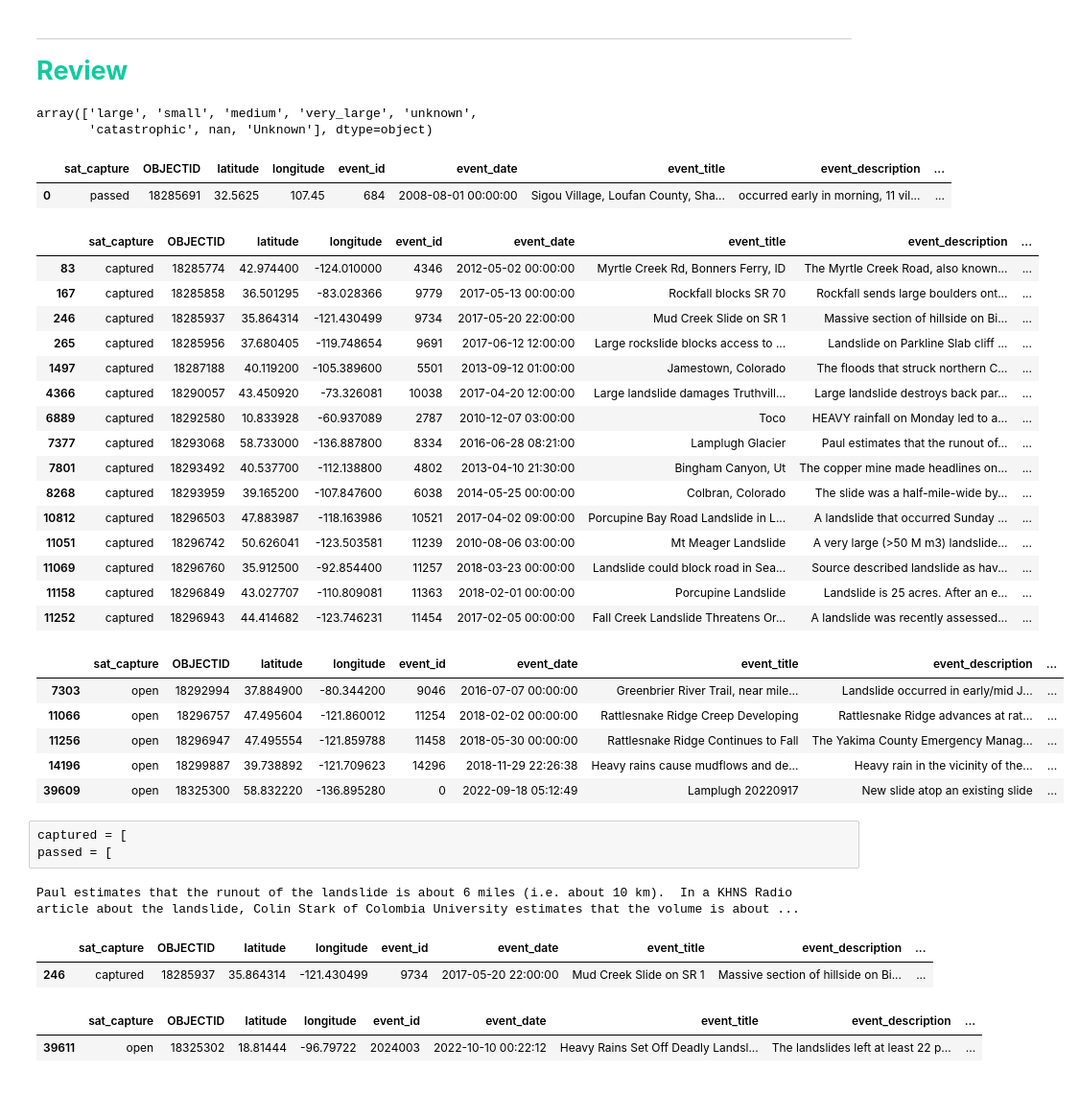
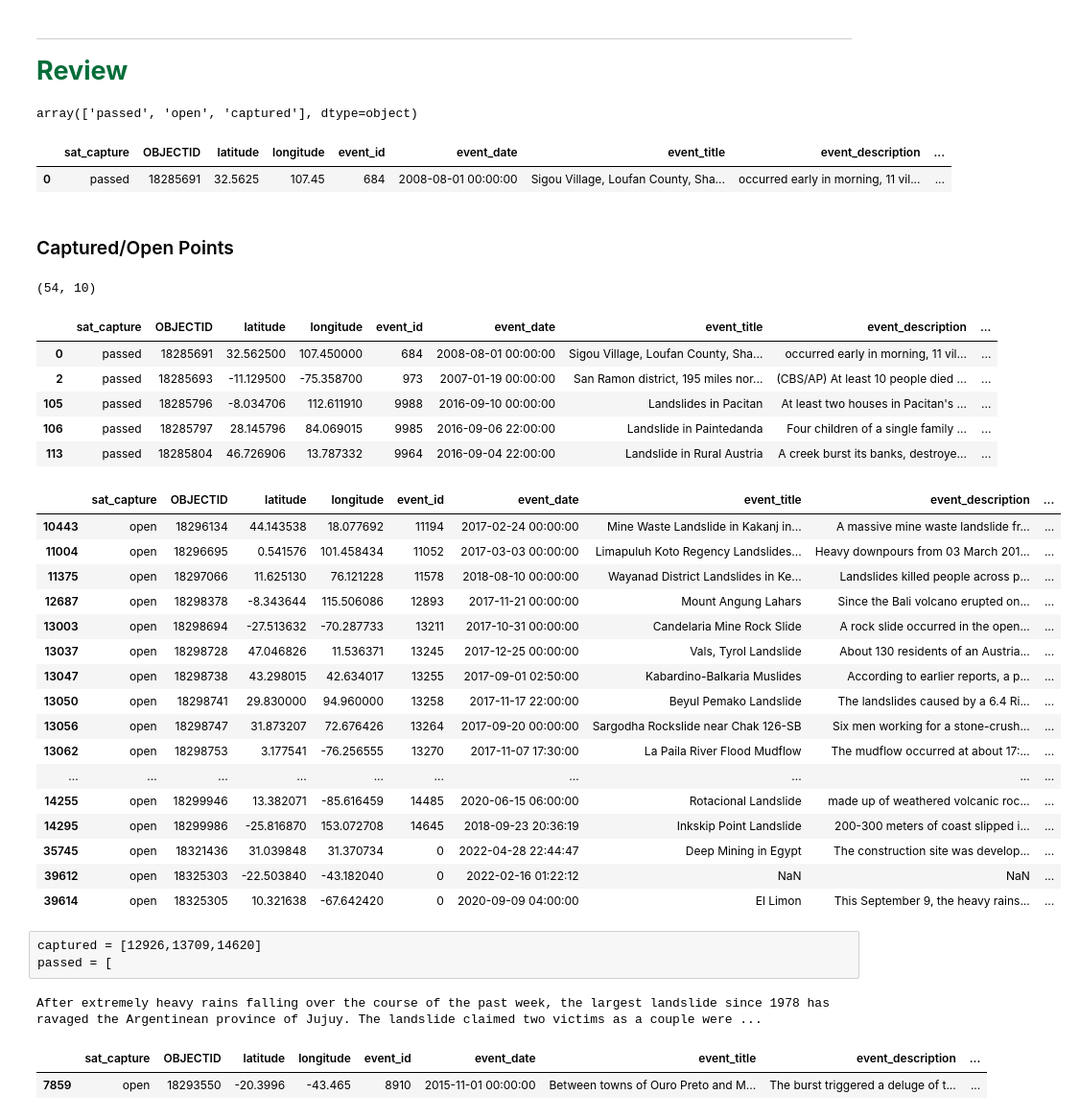
Before and after one commit to eltsvetk/DS6050_Project, a Jupyter notebook: Landslide_SatImage_Tracker.ipynb, the cells around one changed output. Shown: that part at 96% size. Saved outputs shown, nothing was run; the diff lists cells and outputs as text; code cells hidden in the pictures; blank space fills up the shorter version.

```diff
--- a/Landslide_SatImage_Tracker.ipynb
+++ b/Landslide_SatImage_Tracker.ipynb
@@ -47,8 +52,8 @@ def stat_update(df,id_number_list, status):
     df.loc[nasa_satimage_log['event_id'].isin(id_number_list), 'sat_capture'] = status
 # %%
 # List update
-nasa_satupdate_list =  [21047]
-status_string = 'passed'
+nasa_satupdate_list = [12926,13709,14620]
+status_string = 'captured'
 # %%
 # Execute Update
 stat_update(nasa_satimage_log,nasa_satupdate_list,status_string)
@@ -67,8 +72,8 @@ def event_id_update(df, event_title, id_num):
     df.loc[nasa_satimage_log['event_title'] == event_title, 'event_id'] = id_num
 # %%
 # List update
-event_title = 'Heavy Rains Set Off Deadly Landslides in Venezuela'
-id_num = 2024003
+event_title = 'Lamplugh 20220917'
+id_num = 2024004
 # %%
 # Execute Update
 event_id_update(nasa_satimage_log, event_title, id_num)
@@ -78,78 +83,80 @@ nasa_satimage_log.to_csv("NASA_SatImage_Log.csv", index=False)
 # %% [markdown]
 <hr style="border:6px solid darkred">
 # %% [markdown]
-**<span style="color:#10cb9d; font-size:27px">
+**<span style="color:#056d39; font-size:27px">
 Review
 </span>**
 # %%
 ## Review of landslide_size Categories
-nasa_satimage_log['landslide_size'].unique()
+nasa_satimage_log['sat_capture'].unique()
 # %% [output]
-array(['large', 'small', 'medium', 'very_large', 'unknown',
-       'catastrophic', nan, 'Unknown'], dtype=object)
+array(['passed', 'open', 'captured'], dtype=object)
 # %%
 nasa_satimage_log.head(1)
 # %% [output]
 |  | sat_capture | OBJECTID | latitude | longitude | event_id | event_date | event_title | event_description | ... |
 | 0 | passed | 18285691 | 32.5625 | 107.45 | 684 | 2008-08-01 00:00:00 | Sigou Village, Loufan County, Sha... | occurred early in morning, 11 vil... | ... |
+# %% [markdown]
+### Captured/Open Points
 # %%
-## Query for Captured
-nasa_satimage_log.iloc[:,0:10].query("sat_capture == 'captured' ")[0:15]
+## Query for Captured/ Passed / Open
+print(nasa_satimage_log.iloc[:,0:10].query("sat_capture == 'passed' ").shape)
+nasa_satimage_log.iloc[:,0:10].query("sat_capture == 'passed' ")[0:5]
 # %% [output]
+(54, 10)
 |  | sat_capture | OBJECTID | latitude | longitude | event_id | event_date | event_title | event_description | ... |
-| 83 | captured | 18285774 | 42.974400 | -124.010000 | 4346 | 2012-05-02 00:00:00 | Myrtle Creek Rd, Bonners Ferry, ID | The Myrtle Creek Road, also known... | ... |
-| 167 | captured | 18285858 | 36.501295 | -83.028366 | 9779 | 2017-05-13 00:00:00 | Rockfall blocks SR 70 | Rockfall sends large boulders ont... | ... |
-| 246 | captured | 18285937 | 35.864314 | -121.430499 | 9734 | 2017-05-20 22:00:00 | Mud Creek Slide on SR 1 | Massive section of hillside on Bi... | ... |
-| 265 | captured | 18285956 | 37.680405 | -119.748654 | 9691 | 2017-06-12 12:00:00 | Large rockslide blocks access to ... | Landslide on Parkline Slab cliff ... | ... |
-| 1497 | captured | 18287188 | 40.119200 | -105.389600 | 5501 | 2013-09-12 01:00:00 | Jamestown, Colorado | The floods that struck northern C... | ... |
-| 4366 | captured | 18290057 | 43.450920 | -73.326081 | 10038 | 2017-04-20 12:00:00 | Large landslide damages Truthvill... | Large landslide destroys back par... | ... |
-| 6889 | captured | 18292580 | 10.833928 | -60.937089 | 2787 | 2010-12-07 03:00:00 | Toco | HEAVY rainfall on Monday led to a... | ... |
-| 7377 | captured | 18293068 | 58.733000 | -136.887800 | 8334 | 2016-06-28 08:21:00 | Lamplugh Glacier | Paul estimates that the runout of... | ... |
-| 7801 | captured | 18293492 | 40.537700 | -112.138800 | 4802 | 2013-04-10 21:30:00 | Bingham Canyon, Ut | The copper mine made headlines on... | ... |
-| 8268 | captured | 18293959 | 39.165200 | -107.847600 | 6038 | 2014-05-25 00:00:00 | Colbran, Colorado | The slide was a half-mile-wide by... | ... |
-| 10812 | captured | 18296503 | 47.883987 | -118.163986 | 10521 | 2017-04-02 09:00:00 | Porcupine Bay Road Landslide in L... | A landslide that occurred Sunday ... | ... |
-| 11051 | captured | 18296742 | 50.626041 | -123.503581 | 11239 | 2010-08-06 03:00:00 | Mt Meager Landslide | A very large (>50 M m3) landslide... | ... |
-| 11069 | captured | 18296760 | 35.912500 | -92.854400 | 11257 | 2018-03-23 00:00:00 | Landslide could block road in Sea... | Source described landslide as hav... | ... |
-| 11158 | captured | 18296849 | 43.027707 | -110.809081 | 11363 | 2018-02-01 00:00:00 | Porcupine Landslide | Landslide is 25 acres. After an e... | ... |
-| 11252 | captured | 18296943 | 44.414682 | -123.746231 | 11454 | 2017-02-05 00:00:00 | Fall Creek Landslide Threatens Or... | A landslide was recently assessed... | ... |
+| 0 | passed | 18285691 | 32.562500 | 107.450000 | 684 | 2008-08-01 00:00:00 | Sigou Village, Loufan County, Sha... | occurred early in morning, 11 vil... | ... |
+| 2 | passed | 18285693 | -11.129500 | -75.358700 | 973 | 2007-01-19 00:00:00 | San Ramon district, 195 miles nor... | (CBS/AP) At least 10 people died ... | ... |
+| 105 | passed | 18285796 | -8.034706 | 112.611910 | 9988 | 2016-09-10 00:00:00 | Landslides in Pacitan | At least two houses in Pacitan's ... | ... |
+| 106 | passed | 18285797 | 28.145796 | 84.069015 | 9985 | 2016-09-06 22:00:00 | Landslide in Paintedanda | Four children of a single family ... | ... |
+| 113 | passed | 18285804 | 46.726906 | 13.787332 | 9964 | 2016-09-04 22:00:00 | Landslide in Rural Austria | A creek burst its banks, destroye... | ... |
 # %%
 #### Query for certain landslides:::::
 # nasa_satimage_log.iloc[:,0:10].query("(landslide_size == 'large' | landslide_size == 'catastrophic') & \
 #                                      event_date > '2015-01-01 00:00:00' ")
 nasa_satimage_log.iloc[:,0:16].query("(landslide_size == 'very_large') & \
-                                     (event_date > '2015-01-01 00:00:00') & (sat_capture=='open') & (country_name=='United States')  ")
+                                     (event_date > '2015-01-01 00:00:00') & (sat_capture=='open') ") ##& (country_name=='United States')  ")
 # %% [output]
 |  | sat_capture | OBJECTID | latitude | longitude | event_id | event_date | event_title | event_description | ... |
-| 7303 | open | 18292994 | 37.884900 | -80.344200 | 9046 | 2016-07-07 00:00:00 | Greenbrier River Trail, near mile... | Landslide occurred in early/mid J... | ... |
-| 11066 | open | 18296757 | 47.495604 | -121.860012 | 11254 | 2018-02-02 00:00:00 | Rattlesnake Ridge Creep Developing | Rattlesnake Ridge advances at rat... | ... |
-| 11256 | open | 18296947 | 47.495554 | -121.859788 | 11458 | 2018-05-30 00:00:00 | Rattlesnake Ridge Continues to Fall | The Yakima County Emergency Manag... | ... |
-| 14196 | open | 18299887 | 39.738892 | -121.709623 | 14296 | 2018-11-29 22:26:38 | Heavy rains cause mudflows and de... | Heavy rain in the vicinity of the... | ... |
-| 39609 | open | 18325300 | 58.832220 | -136.895280 | 0 | 2022-09-18 05:12:49 | Lamplugh 20220917 | New slide atop an existing slide | ... |
+| 10443 | open | 18296134 | 44.143538 | 18.077692 | 11194 | 2017-02-24 00:00:00 | Mine Waste Landslide in Kakanj in... | A massive mine waste landslide fr... | ... |
+| 11004 | open | 18296695 | 0.541576 | 101.458434 | 11052 | 2017-03-03 00:00:00 | Limapuluh Koto Regency Landslides... | Heavy downpours from 03 March 201... | ... |
+| 11375 | open | 18297066 | 11.625130 | 76.121228 | 11578 | 2018-08-10 00:00:00 | Wayanad District Landslides in Ke... | Landslides killed people across p... | ... |
+| 12687 | open | 18298378 | -8.343644 | 115.506086 | 12893 | 2017-11-21 00:00:00 | Mount Angung Lahars | Since the Bali volcano erupted on... | ... |
+| 13003 | open | 18298694 | -27.513632 | -70.287733 | 13211 | 2017-10-31 00:00:00 | Candelaria Mine Rock Slide | A rock slide occurred in the open... | ... |
+| 13037 | open | 18298728 | 47.046826 | 11.536371 | 13245 | 2017-12-25 00:00:00 | Vals, Tyrol Landslide | About 130 residents of an Austria... | ... |
+| 13047 | open | 18298738 | 43.298015 | 42.634017 | 13255 | 2017-09-01 02:50:00 | Kabardino-Balkaria Muslides | According to earlier reports, a p... | ... |
+| 13050 | open | 18298741 | 29.830000 | 94.960000 | 13258 | 2017-11-17 22:00:00 | Beyul Pemako Landslide | The landslides caused by a 6.4 Ri... | ... |
+| 13056 | open | 18298747 | 31.873207 | 72.676426 | 13264 | 2017-09-20 00:00:00 | Sargodha Rockslide near Chak 126-SB | Six men working for a stone-crush... | ... |
+| 13062 | open | 18298753 | 3.177541 | -76.256555 | 13270 | 2017-11-07 17:30:00 | La Paila River Flood Mudflow | The mudflow occurred at about 17:... | ... |
+| ... | ... | ... | ... | ... | ... | ... | ... | ... | ... |
+| 14255 | open | 18299946 | 13.382071 | -85.616459 | 14485 | 2020-06-15 06:00:00 | Rotacional Landslide | made up of weathered volcanic roc... | ... |
+| 14295 | open | 18299986 | -25.816870 | 153.072708 | 14645 | 2018-09-23 20:36:19 | Inkskip Point Landslide | 200-300 meters of coast slipped i... | ... |
+| 35745 | open | 18321436 | 31.039848 | 31.370734 | 0 | 2022-04-28 22:44:47 | Deep Mining in Egypt | The construction site was develop... | ... |
+| 39612 | open | 18325303 | -22.503840 | -43.182040 | 0 | 2022-02-16 01:22:12 | NaN | NaN | ... |
+| 39614 | open | 18325305 | 10.321638 | -67.642420 | 0 | 2020-09-09 04:00:00 | El Limon | This September 9, the heavy rains... | ... |
 # %% [raw]
-captured = [
+captured = [12926,13709,14620]
 passed = [
 # %%
 ## Query for certain landslides:::::
-descriptions = nasa_satimage_log.iloc[:,0:10].query("event_id == 8334 ")['event_description']
+descriptions = nasa_satimage_log.iloc[:,0:10].query("event_id == 10772")['event_description']
 # descriptions = nasa_satimage_log.iloc[:,0:16].query("location_description == 'Las Tejerías, Yanga, Veracruz-Llave' ")['event_description']
 # descriptions = nasa_satimage_log.iloc[:,0:16].query("location_description == 'Las Tejerías, Yanga, Veracruz-Llave' ")['event_title']
+
 for desc in descriptions:
     print(desc)
 # %% [output]
-Paul estimates that the runout of the landslide is about 6 miles (i.e. about 10 km).  In a KHNS Radio article about the landslide, Colin Stark of Colombia University estimates that the volume is about ...
+After extremely heavy rains falling over the course of the past week, the largest landslide since 1978 has ravaged the Argentinean province of Jujuy. The landslide claimed two victims as a couple were ...
 # %%
 ## Query for certain landslides:::::
-nasa_satimage_log.iloc[:,0:12].query("event_id == 9734 ")
+nasa_satimage_log.iloc[:,0:12].query("event_id == 8910")
 
 # Using a list
 # list_id=[10521,11239,11454,11540,13710,14445]
 # nasa_satimage_log.iloc[:,0:12].query("event_id in @list_id")
 # %% [output]
 |  | sat_capture | OBJECTID | latitude | longitude | event_id | event_date | event_title | event_description | ... |
-| 246 | captured | 18285937 | 35.864314 | -121.430499 | 9734 | 2017-05-20 22:00:00 | Mud Creek Slide on SR 1 | Massive section of hillside on Bi... | ... |
+| 7859 | open | 18293550 | -20.3996 | -43.465 | 8910 | 2015-11-01 00:00:00 | Between towns of Ouro Preto and M... | The burst triggered a deluge of t... | ... |
 # %%
 ## Query for certain landslides:::::
 nasa_satimage_log.iloc[:,0:16].query("event_title == 'Heavy Rains Set Off Deadly Landslides in Venezuela' ")
-# %% [output]
-|  | sat_capture | OBJECTID | latitude | longitude | event_id | event_date | event_title | event_description | ... |
-| 39611 | open | 18325302 | 18.81444 | -96.79722 | 2024003 | 2022-10-10 00:22:12 | Heavy Rains Set Off Deadly Landsl... | The landslides left at least 22 p... | ... |
```
Also changed, not shown: parts of 5 cells of this notebook, 1 other file.
